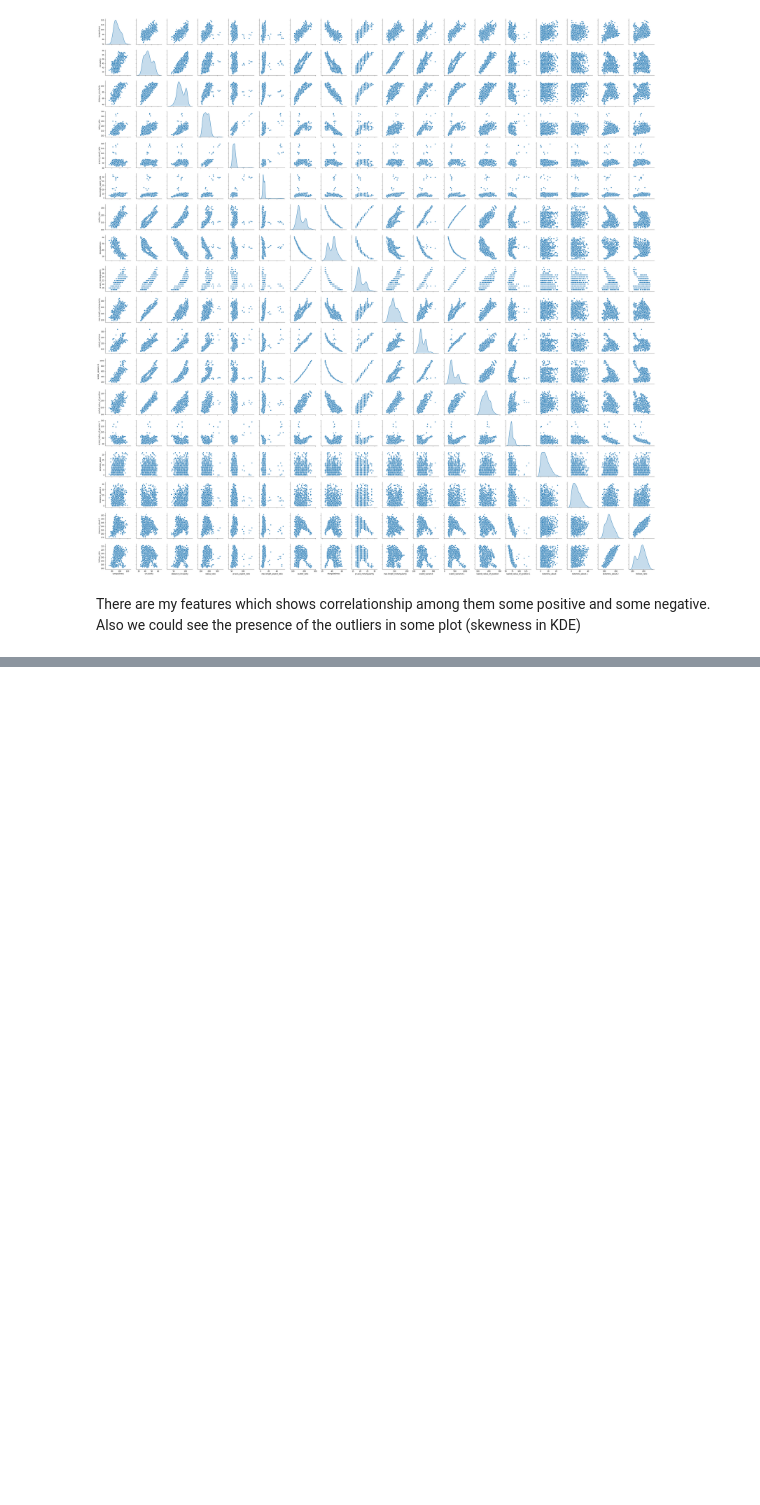
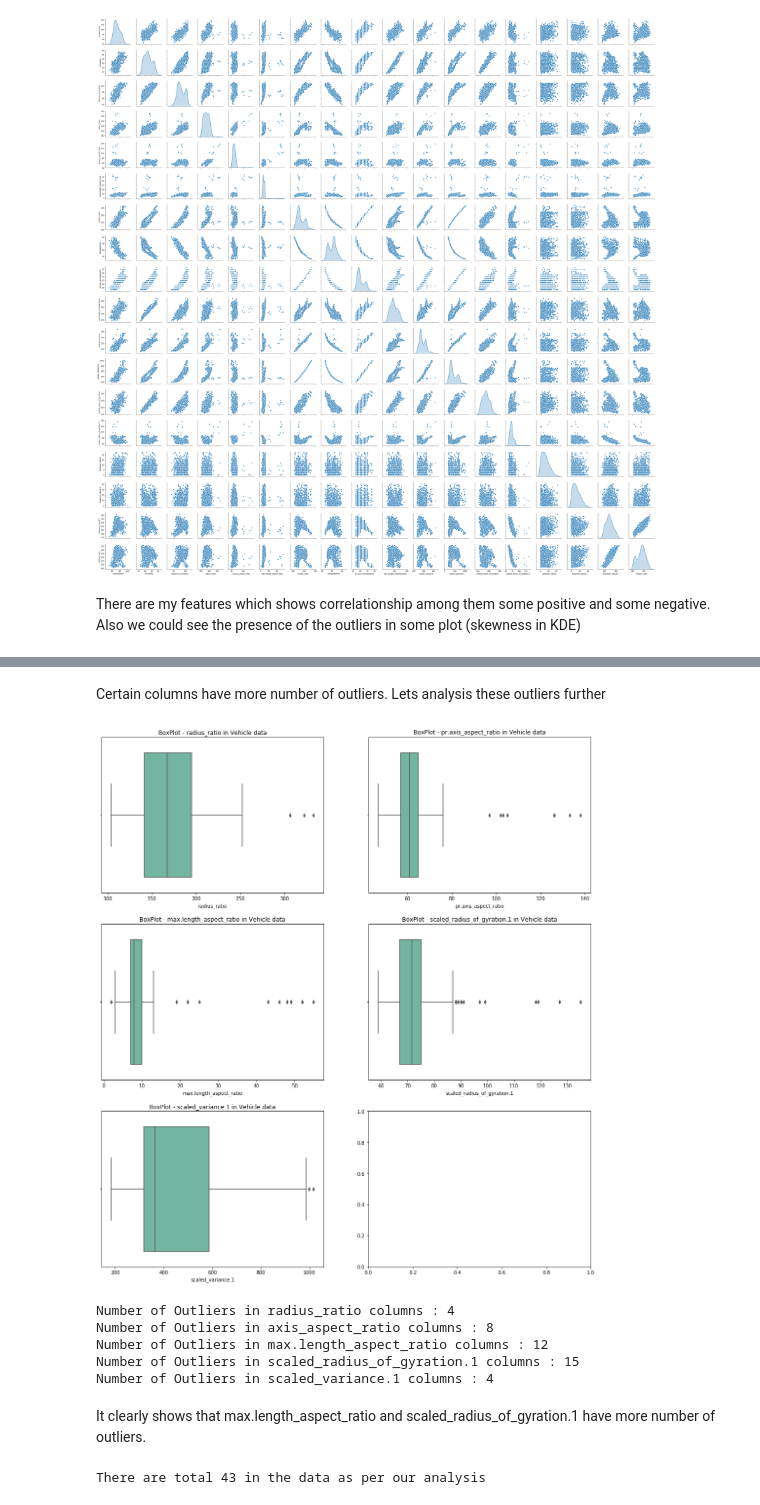
Before and after one commit to praveenveera/VehicleSilhouette_PCA, a Jupyter notebook: PCA.ipynb, the cells around one changed output, grey strips where cells are left out. Cells and saved outputs as stored; diff of their text form; code cells hidden in the pictures; blank space fills up the shorter version.

```diff
--- a/PCA.ipynb
+++ b/PCA.ipynb
@@ -92,0 +179,39 @@ df_stg.describe().transpose()
+# %% [markdown]
+Certain columns have more number of outliers. Lets analysis these outliers further
+# %%
+# function to plot outliers
+
+def outlier_detection(_column_name,_df):
+    fix,ax = plt.subplots(ncols = 2, nrows= 3,figsize=(18,20))
+    plt.subplots_adjust(hspace=0.2, wspace=0.2)
+
+    for _col,_ax in zip(_column_name,ax.flat):
+        _ax = sns.boxplot(y=_col,data=_df,ax=_ax,orient='h',palette="Set2")
+        _ax = sns.swarmplot(y=_col, data=_df, color=".25",orient='h')
+        _ax.set(xlabel=_col)
+        _ax.set_title("BoxPlot - {} in Vehicle data".format(_col))
+
+
+column_name = ["radius_ratio","pr.axis_aspect_ratio","max.length_aspect_ratio",
+               "scaled_radius_of_gyration.1","scaled_variance.1"]
+outlier_detection(column_name,df)
+# %% [output]
+[figure, added]
+# %%
+print('Number of Outliers in radius_ratio columns : {}'.format(df['radius_ratio'][df['radius_ratio']>250].count()))
+print('Number of Outliers in axis_aspect_ratio columns : {}'.format(df['pr.axis_aspect_ratio'][df['pr.axis_aspect_ratio']>90].count()))
+print('Number of Outliers in max.length_aspect_ratio columns : {}'.format(df['max.length_aspect_ratio'][df['max.length_aspect_ratio']>15].count()))
+print('Number of Outliers in scaled_radius_of_gyration.1 columns : {}'.format(df['scaled_radius_of_gyration.1'][df['scaled_radius_of_gyration.1']>87].count()))
+print('Number of Outliers in scaled_variance.1 columns : {}'.format(df['scaled_variance.1'][df['scaled_variance.1']>970].count()))
+# %% [output]
+Number of Outliers in radius_ratio columns : 4
+Number of Outliers in axis_aspect_ratio columns : 8
+Number of Outliers in max.length_aspect_ratio columns : 12
+Number of Outliers in scaled_radius_of_gyration.1 columns : 15
+Number of Outliers in scaled_variance.1 columns : 4
+# %% [markdown]
+It clearly shows that max.length_aspect_ratio and scaled_radius_of_gyration.1 have more number of outliers.
+# %%
+print('There are total {} in the data as per our analysis'.format(4+8+12+15+4))
+# %% [output]
+There are total 43 in the data as per our analysis
```
Also changed, not shown: parts of 21 cells of this notebook.
